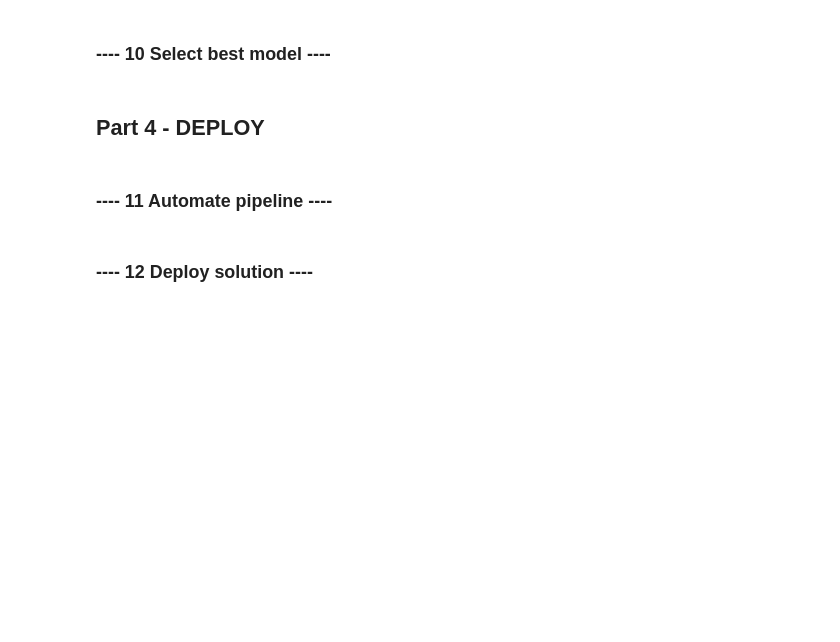
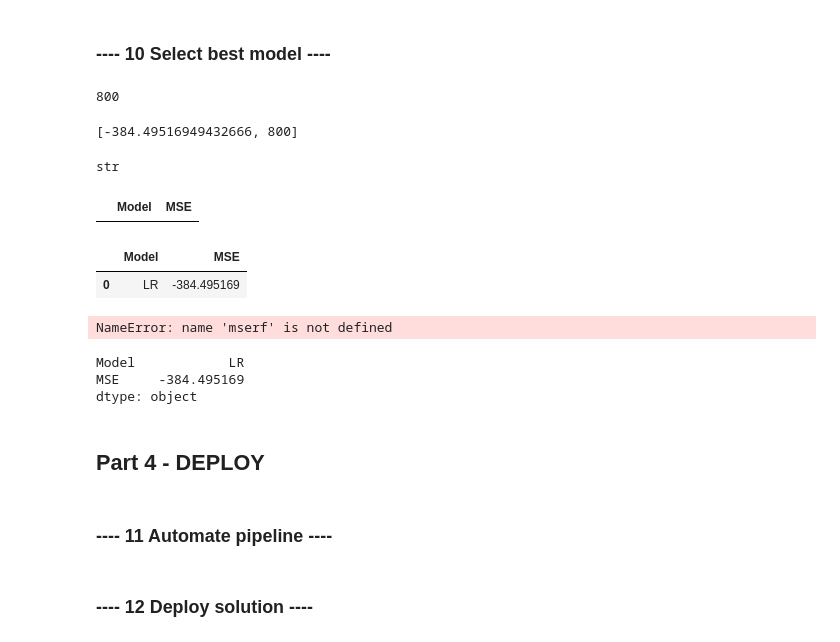
Before and after one commit to kevinmoldovan/salarypredictionsproject, a Jupyter notebook: First Portfolio Project.ipynb, the cells around one changed output. Drawn from its saved outputs; the diff is of its cells as text; code cells hidden in the pictures; blank space fills up the shorter version.

Commit message:
Adding testing and best model

```diff
--- a/First Portfolio Project.ipynb
+++ b/First Portfolio Project.ipynb
@@ -327,3 +337,7 @@ Mean squared error: 375.82
 ### ---- 9 Test models ----
 # %%
 #do 5-fold cross validation on models and measure MSE
+# %%
+cvlr = cross_val_score(lr, x, y, cv=5, scoring='neg_mean_squared_error')
+mselr = np.average(cvlr)
+print(mselr)
@@ -344,3 +357,33 @@ cross_val_score(reg, x, y.ravel(), cv=5, scoring='neg_mean_squared_error')
 # %%
 #select the model with the lowest error as your "production" model
 #how is everyone else doing this
+# %%
+k = 800
+print(k)
+# %% [output]
+800
+# %%
+list9 = [mselr, k]
+list9
+# %% [output]
+[-384.49516949432666, 800]
+# %%
+type('mselr')
+# %% [output]
+str
+# %%
+MSEdf = pd.DataFrame(columns = ['Model', 'MSE'])
+MSEdf
+# %% [output]
+|  | Model | MSE |
+# %%
+MSEdf.loc[len(MSEdf.index)] = ['LR', mselr]
+MSEdf
+# %% [output]
+|  | Model | MSE |
+| 0 | LR | -384.495169 |
+# %%
+MSEdf.loc[len(MSEdf.index)] = ['reg', msegb]
+MSEdf
+# %% [output]
+NameError: name 'mserf' is not defined
@@ -346,0 +393,6 @@ cross_val_score(reg, x, y.ravel(), cv=5, scoring='neg_mean_squared_error')
+# %%
+MSEdf.min()
+# %% [output]
+Model            LR
+MSE     -384.495169
+dtype: object
```
Also changed, not shown: parts of 14 cells of this notebook.
